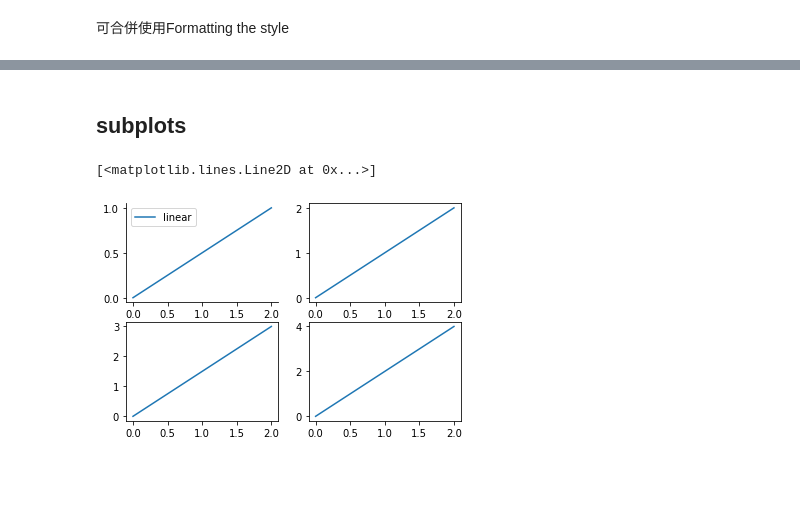
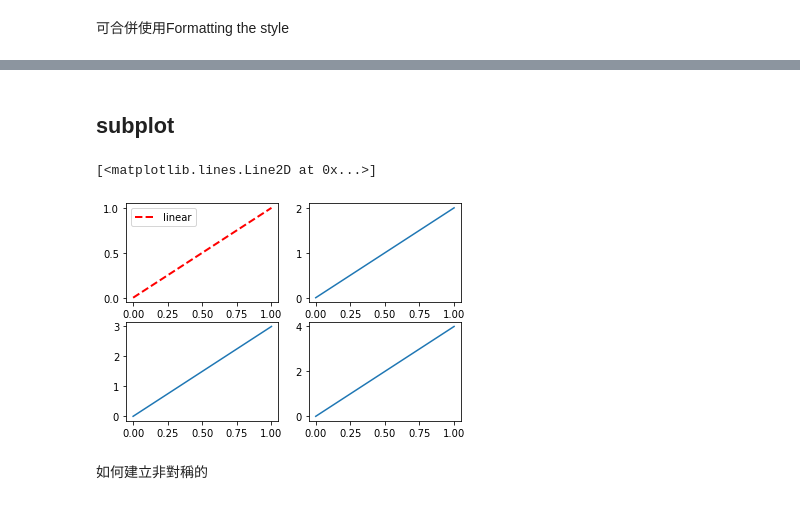
Before and after one commit to Eddie02582/Python, a Jupyter notebook: matplotlib/plot.ipynb, the cells around one changed output, grey strips where cells are left out. Cells and saved outputs as stored; diff of their text form; code cells hidden in the pictures; blank space fills up the shorter version.

```diff
--- a/matplotlib/plot.ipynb
+++ b/matplotlib/plot.ipynb
@@ -449,16 +264,20 @@ plt.show()  # 展示
-# %% [markdown]
-## subplots
-# %%
-#fig , axs = plt.subplots(2, 2, sharex=True, sharey=True)
-fig , axs = plt.subplots(2, 2, sharex=False, sharey=False)
-axs[0, 0].plot([0,2],[0,1],label='linear')
-axs[0, 0].legend()
-axs[0, 0].spines['right'].set_color('none')
-axs[0, 0].spines['top'].set_color('none')
-
-axs[0, 1].plot([0,2],[0,2])
-axs[1, 0].plot([0,2],[0,3])
-axs[1, 1].plot([0,2],[0,4])
-# %% [output]
-[<matplotlib.lines.Line2D at 0x...>]
-[figure, removed]
+# %% [markdown]
+## subplot
+# %%
+plt.subplot(2,2,1)
+plt.plot([0,1],[0,1],'r--',label='linear',linewidth=2)
+plt.legend()
+
+plt.subplot(2,2,2)
+plt.plot([0,1],[0,2])
+
+plt.subplot(223)
+plt.plot([0,1],[0,3])
+
+plt.subplot(224)
+plt.plot([0,1],[0,4])
+# %% [output]
+[<matplotlib.lines.Line2D at 0x...>]
+[figure, added]
+# %% [markdown]
+如何建立非對稱的
```
Also changed, not shown: parts of 34 cells of this notebook, 1 other file.
